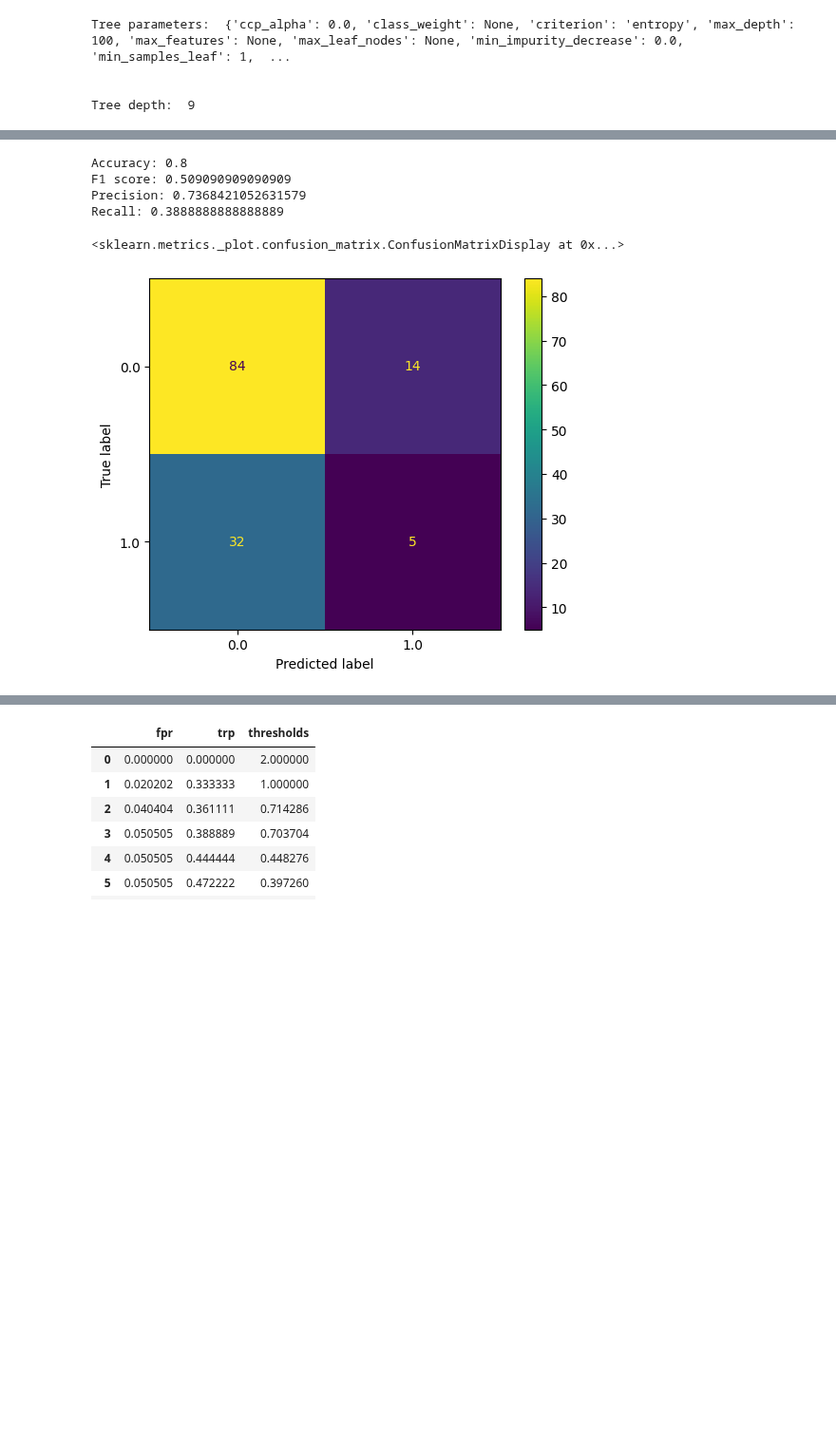
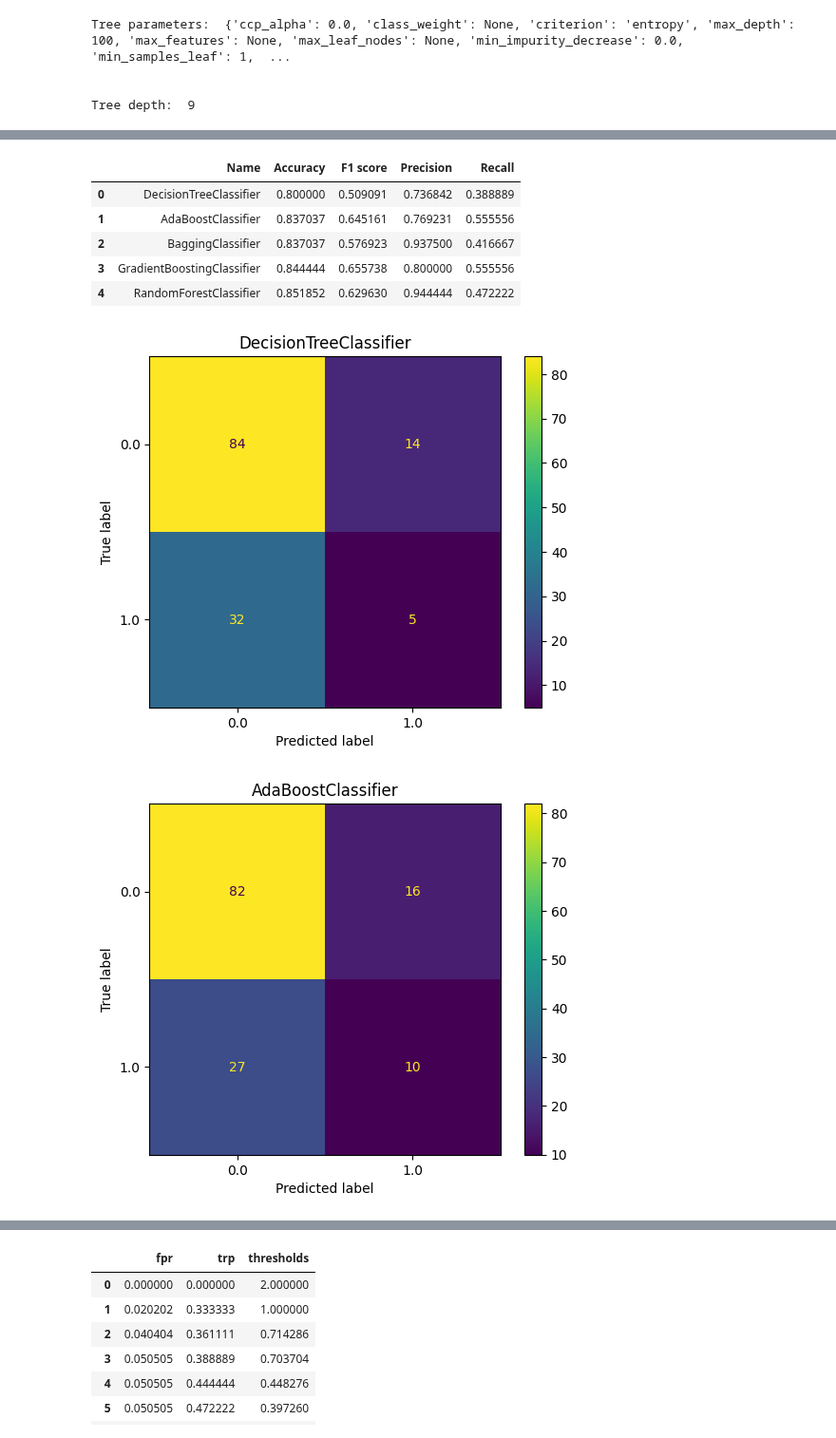
Before and after one commit to marek-lechowicz/radiomika_pd, a Jupyter notebook: tree_classifier.ipynb, the cells around one changed output, grey strips where cells are left out. Shown at 95% size. Drawn from its saved outputs; the diff is of its cells as text; code cells hidden in the pictures; blank space fills up the shorter version.

```diff
--- a/tree_classifier.ipynb
+++ b/tree_classifier.ipynb
@@ -41 +50,4 @@ clf = clf.fit(X_train, y_train)
+# %%
+clfs_names = ['DecisionTreeClassifier', 'AdaBoostClassifier', 'BaggingClassifier', \
+    'GradientBoostingClassifier', 'RandomForestClassifier']
 # %%
@@ -62,19 +90,42 @@ Recall: 0.5827814569536424
 # %%
 from sklearn.metrics import accuracy_score, f1_score, precision_score, recall_score, confusion_matrix, ConfusionMatrixDisplay
 y_pred = clf.predict(X_val)
-print("Accuracy:", accuracy_score(y_val, y_pred))
-print("F1 score:", f1_score(y_val, y_pred))
-print("Precision:", precision_score(y_val, y_pred))
-print("Recall:", recall_score(y_val, y_pred))
+
+data = {'Name': [], 'Accuracy': [], 'F1 score': [], 'Precision': [], 'Recall': []}
+ys_pred = {}
+
+for clf, name in zip(clfs, clfs_names):
+    y_pred = clf.predict(X_val)
+    ys_pred[name] = y_pred
+    data['Name'].append(name)
+    data['Accuracy'].append(accuracy_score(y_val, y_pred))
+    data['F1 score'].append(f1_score(y_val, y_pred))
+    data['Precision'].append(precision_score(y_val, y_pred))
+    data['Recall'].append(recall_score(y_val, y_pred))
+
+    # print(f"\n{name}")
+    # print("Accuracy:", accuracy_score(y_val, y_pred))
+    # print("F1 score:", f1_score(y_val, y_pred))
+    # print("Precision:", precision_score(y_val, y_pred))
+    # print("Recall:", recall_score(y_val, y_pred))
+
+df = pd.DataFrame(data)
+df.head(len(clfs_names))
 # %% [output]
-Accuracy: 0.8
-F1 score: 0.509090909090909
-Precision: 0.7368421052631579
-Recall: 0.3888888888888889
+|  | Name | Accuracy | F1 score | Precision | Recall |
+| 0 | DecisionTreeClassifier | 0.800000 | 0.509091 | 0.736842 | 0.388889 |
+| 1 | AdaBoostClassifier | 0.837037 | 0.645161 | 0.769231 | 0.555556 |
+| 2 | BaggingClassifier | 0.837037 | 0.576923 | 0.937500 | 0.416667 |
+| 3 | GradientBoostingClassifier | 0.844444 | 0.655738 | 0.800000 | 0.555556 |
+| 4 | RandomForestClassifier | 0.851852 | 0.629630 | 0.944444 | 0.472222 |
 # %%
-cm = confusion_matrix(y_test, y_pred)
-disp = ConfusionMatrixDisplay(confusion_matrix=cm, display_labels=clf.classes_)
-disp.plot()
+for clf, name in zip(clfs, clfs_names):
+    y_pred = ys_pred[name]
+    cm = confusion_matrix(y_test, y_pred)
+    disp = ConfusionMatrixDisplay(confusion_matrix=cm, display_labels=clf.classes_)
+    disp.plot()
+    plt.title(f"{name}")
+    plt.show()
 # %% [output]
-<sklearn.metrics._plot.confusion_matrix.ConfusionMatrixDisplay at 0x...>
-[figure, old version]
+[figure, new version]
+[figure, added]
```
Also changed, not shown: parts of 8 cells of this notebook.
